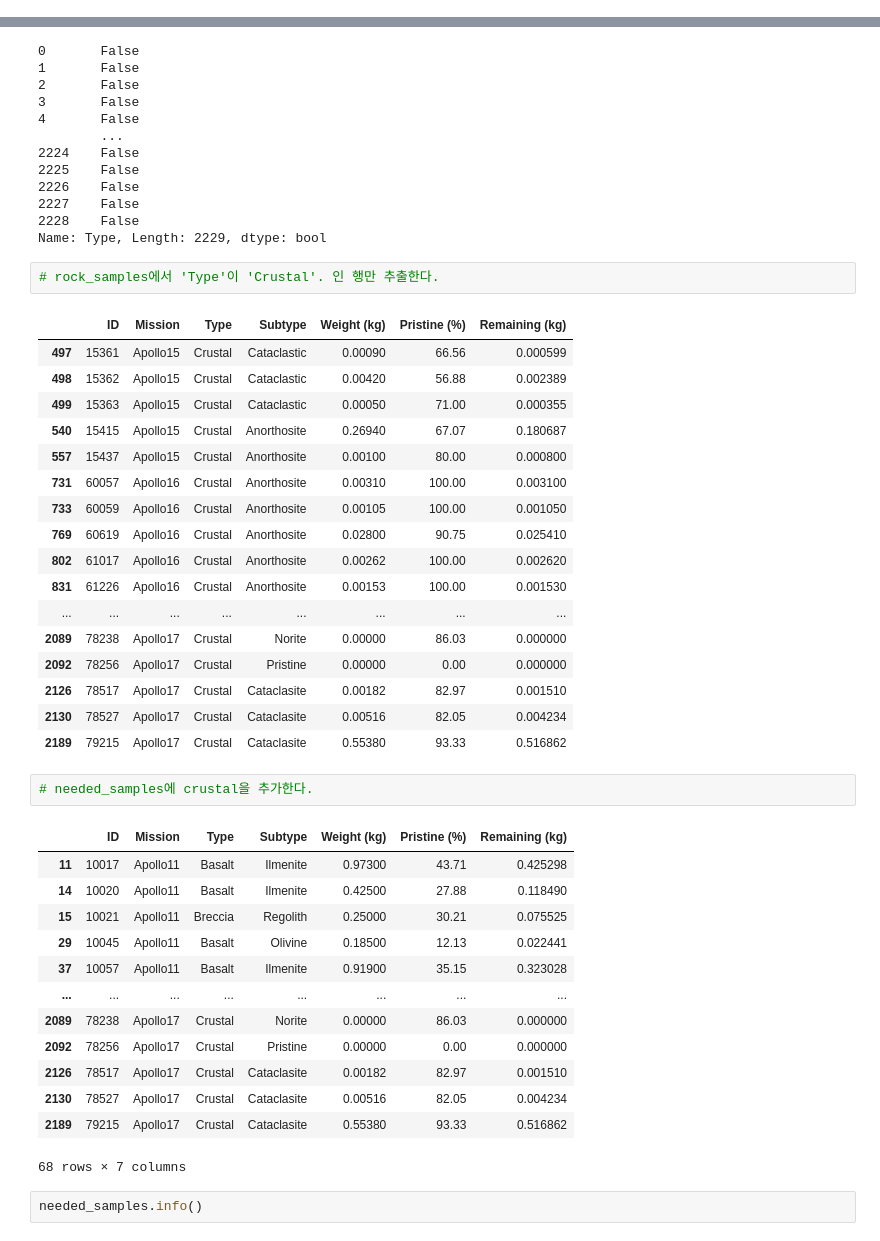
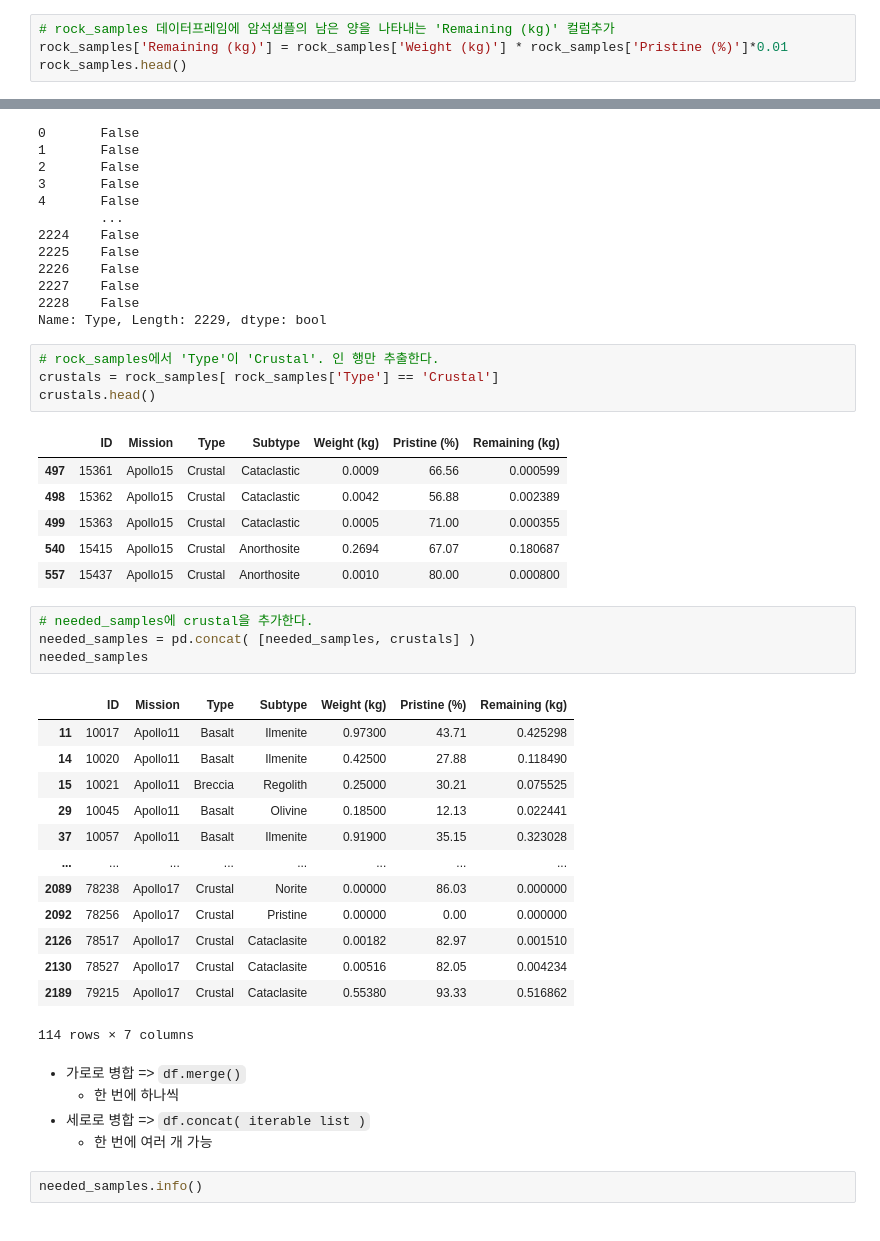
Before and after one commit to jen282/ms-python-practice, a Jupyter notebook: data_analysis/1_달탐사_미션.ipynb, the cells around one changed output, grey strips where cells are left out. Cells and saved outputs as stored; diff of their text form.

````diff
--- a/data_analysis/1_달탐사_미션.ipynb
+++ b/data_analysis/1_달탐사_미션.ipynb
@@ -731,0 +596,4 @@ Name: Weight (kg), dtype: float64
+# %%
+# rock_samples 데이터프레임에 암석샘플의 남은 양을 나타내는 'Remaining (kg)' 컬럼추가
+rock_samples['Remaining (kg)'] = rock_samples['Weight (kg)'] * rock_samples['Pristine (%)']*0.01
+rock_samples.head()
@@ -746,26 +793,19 @@ rock_samples['Type'] == 'Crustal'
 Name: Type, Length: 2229, dtype: bool
 # %%
 # rock_samples에서 'Type'이 'Crustal'. 인 행만 추출한다.
+crustals = rock_samples[ rock_samples['Type'] == 'Crustal']
+crustals.head()
 # %% [output]
 |  | ID | Mission | Type | Subtype | Weight (kg) | Pristine (%) | Remaining (kg) |
-| 497 | 15361 | Apollo15 | Crustal | Cataclastic | 0.00090 | 66.56 | 0.000599 |
-| 498 | 15362 | Apollo15 | Crustal | Cataclastic | 0.00420 | 56.88 | 0.002389 |
-| 499 | 15363 | Apollo15 | Crustal | Cataclastic | 0.00050 | 71.00 | 0.000355 |
-| 540 | 15415 | Apollo15 | Crustal | Anorthosite | 0.26940 | 67.07 | 0.180687 |
-| 557 | 15437 | Apollo15 | Crustal | Anorthosite | 0.00100 | 80.00 | 0.000800 |
-| 731 | 60057 | Apollo16 | Crustal | Anorthosite | 0.00310 | 100.00 | 0.003100 |
-| 733 | 60059 | Apollo16 | Crustal | Anorthosite | 0.00105 | 100.00 | 0.001050 |
-| 769 | 60619 | Apollo16 | Crustal | Anorthosite | 0.02800 | 90.75 | 0.025410 |
-| 802 | 61017 | Apollo16 | Crustal | Anorthosite | 0.00262 | 100.00 | 0.002620 |
-| 831 | 61226 | Apollo16 | Crustal | Anorthosite | 0.00153 | 100.00 | 0.001530 |
-| ... | ... | ... | ... | ... | ... | ... | ... |
-| 2089 | 78238 | Apollo17 | Crustal | Norite | 0.00000 | 86.03 | 0.000000 |
-| 2092 | 78256 | Apollo17 | Crustal | Pristine | 0.00000 | 0.00 | 0.000000 |
-| 2126 | 78517 | Apollo17 | Crustal | Cataclasite | 0.00182 | 82.97 | 0.001510 |
-| 2130 | 78527 | Apollo17 | Crustal | Cataclasite | 0.00516 | 82.05 | 0.004234 |
-| 2189 | 79215 | Apollo17 | Crustal | Cataclasite | 0.55380 | 93.33 | 0.516862 |
+| 497 | 15361 | Apollo15 | Crustal | Cataclastic | 0.0009 | 66.56 | 0.000599 |
+| 498 | 15362 | Apollo15 | Crustal | Cataclastic | 0.0042 | 56.88 | 0.002389 |
+| 499 | 15363 | Apollo15 | Crustal | Cataclastic | 0.0005 | 71.00 | 0.000355 |
+| 540 | 15415 | Apollo15 | Crustal | Anorthosite | 0.2694 | 67.07 | 0.180687 |
+| 557 | 15437 | Apollo15 | Crustal | Anorthosite | 0.0010 | 80.00 | 0.000800 |
 # %%
 # needed_samples에 crustal을 추가한다.
+needed_samples = pd.concat( [needed_samples, crustals] )
+needed_samples
 # %% [output]
 |  | ID | Mission | Type | Subtype | Weight (kg) | Pristine (%) | Remaining (kg) |
 | 11 | 10017 | Apollo11 | Basalt | Ilmenite | 0.97300 | 43.71 | 0.425298 |
@@ -779,7 +819,12 @@ Name: Type, Length: 2229, dtype: bool
 | 2126 | 78517 | Apollo17 | Crustal | Cataclasite | 0.00182 | 82.97 | 0.001510 |
 | 2130 | 78527 | Apollo17 | Crustal | Cataclasite | 0.00516 | 82.05 | 0.004234 |
 | 2189 | 79215 | Apollo17 | Crustal | Cataclasite | 0.55380 | 93.33 | 0.516862 |
-68 rows × 7 columns
+114 rows × 7 columns
+# %% [markdown]
+* 가로로 병합 => ```df.merge()```
+    * 한 번에 하나씩
+* 세로로 병합 => ```df.concat( iterable list )```
+    * 한 번에 여러 개 가능
 # %%
 needed_samples.info()
 # %% [output]
````
Also changed, not shown: parts of 98 cells of this notebook.
